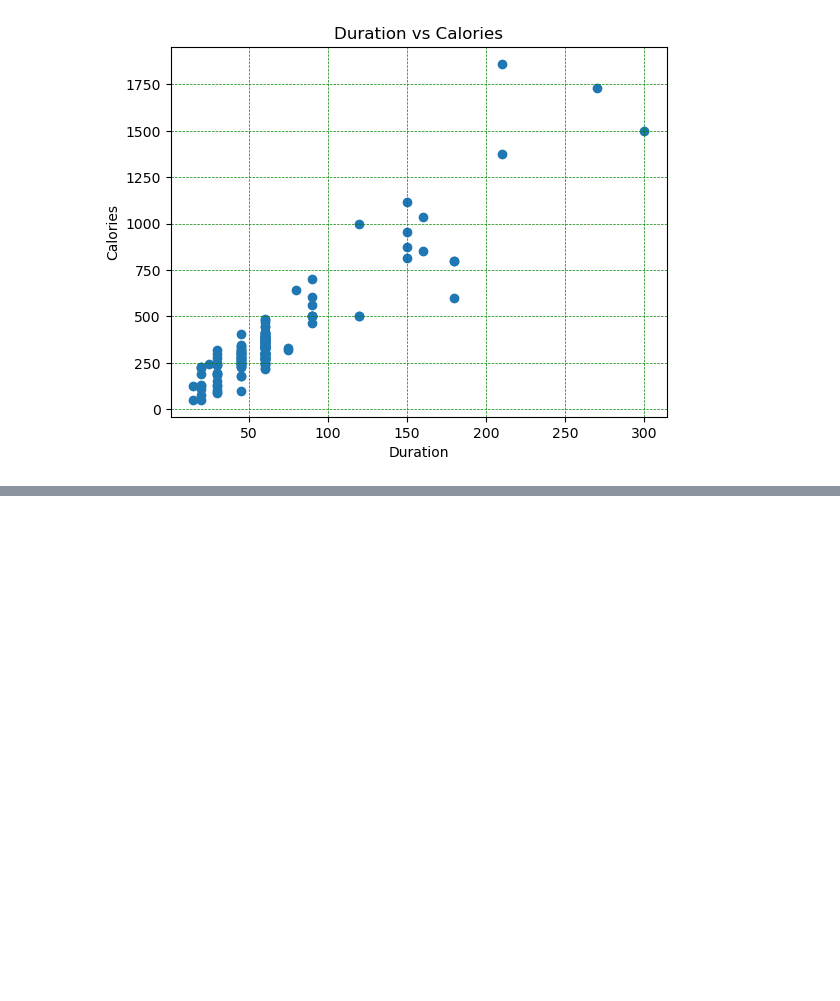
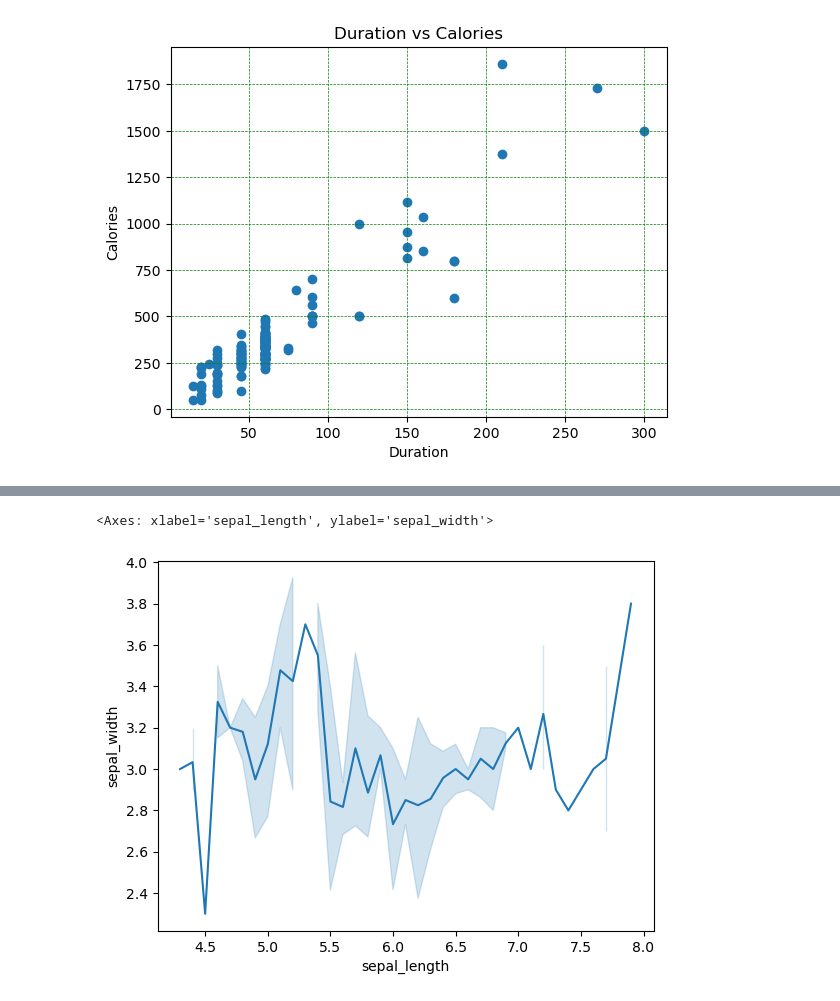
Before and after one commit to venkateshvaddadi/Tutorials, a Jupyter notebook: 2.numpy_matplotlib_pandas/Tutorial_for_numpy_pandas_matplotlib.ipynb, the cells around one changed output, grey strips where cells are left out. Cells and saved outputs as stored; diff of their text form; code cells hidden in the pictures; blank space fills up the shorter version.

```diff
--- a/2.numpy_matplotlib_pandas/Tutorial_for_numpy_pandas_matplotlib.ipynb
+++ b/2.numpy_matplotlib_pandas/Tutorial_for_numpy_pandas_matplotlib.ipynb
@@ -1082,0 +1108,6 @@ plt.show()
+# %%
+# draw lineplot
+sns.lineplot(x="sepal_length", y="sepal_width", data=df)
+# %% [output]
+<Axes: xlabel='sepal_length', ylabel='sepal_width'>
+[figure, added]
```
Also changed, not shown: parts of 12 cells of this notebook.
